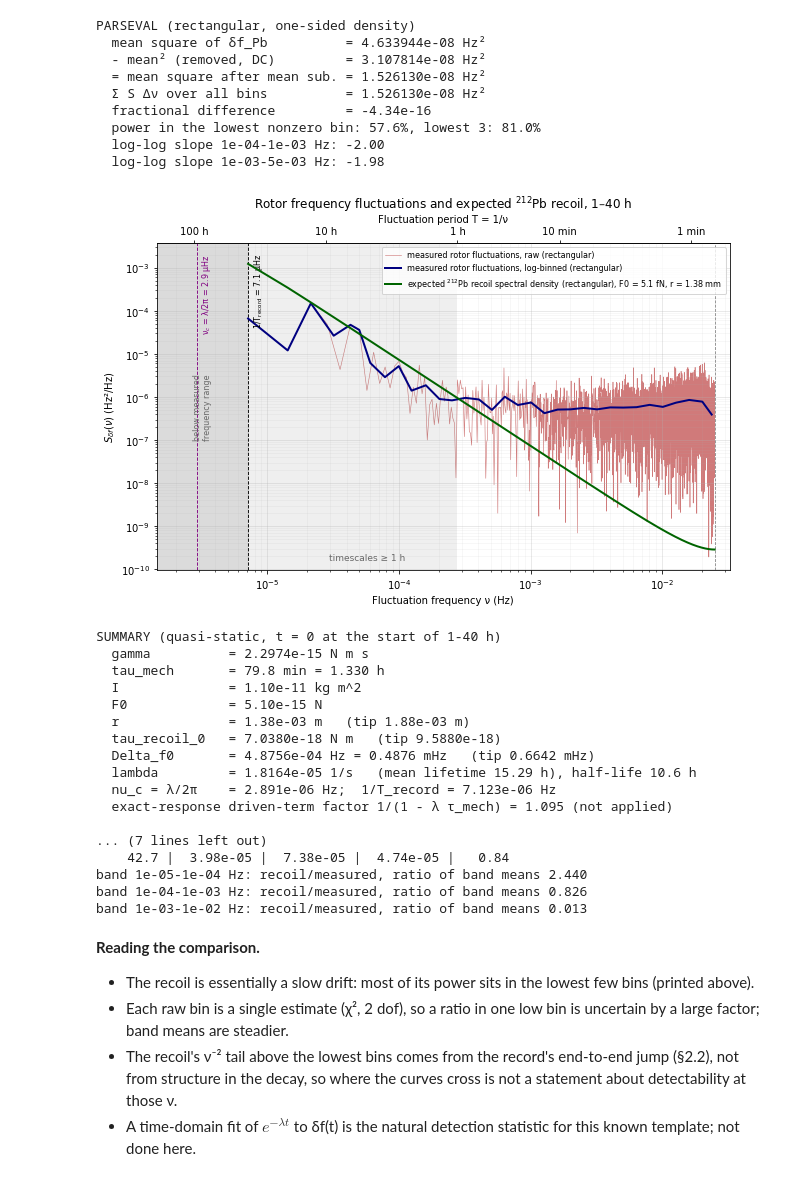
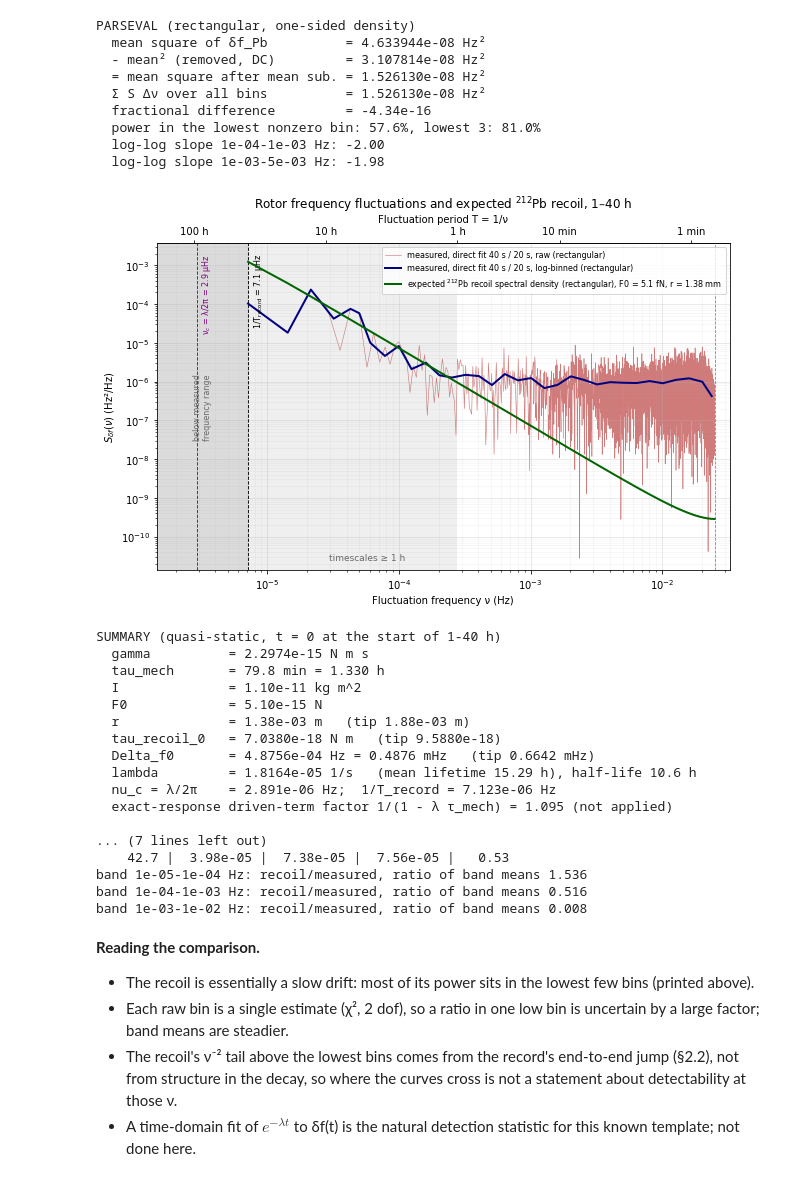
Before and after one commit to Moore-Lab/Decay-Sail, a Jupyter notebook: analysis/noise_budget_20260911_clean.ipynb, the cells around one changed output. Saved outputs shown, nothing was run; the diff lists cells and outputs as text; code cells hidden in the pictures.

```diff
--- a/analysis/noise_budget_20260911_clean.ipynb
+++ b/analysis/noise_budget_20260911_clean.ipynb
@@ -16,6 +16,7 @@ here (raw bin vs interpolation, window lengths, Welch vs full-record, 30 s track
 import os, numpy as np, h5py
 import matplotlib.pyplot as plt
 from scipy.signal import decimate, periodogram
+from scipy.optimize import minimize_scalar
 
 # ---------------- run-specific parameters: edit only this cell for another run ----------------
 DATA     = os.path.expanduser('~/Library/CloudStorage/Dropbox/Microspheres/TFINER/data')
@@ -29,7 +30,7 @@ DIVISOR  = 2                # rotor frequency = LES line / DIVISOR (two wings)
 BAND     = (0.85, 1.10)     # search band, as fractions of the current line estimate
 DECIM    = (8, 8)           # FIR decimation stages (1024 Hz -> 16 Hz)
 WIN_BASE, STEP_BASE = 150.0, 60.0   # base tracker, s (self-tracking; guides the primary)
-WIN_P,    STEP_P    = 60.0, 20.0    # primary tracker, s
+WIN_P,    STEP_P    = 40.0, 20.0    # primary estimator (direct fit), s -- current working window
 
 I_TOTAL  = 1.1e-11          # kg m^2, from the weighed 7 mg assembly (±10%)
 TAU_S    = 79.8*60          # s, mechanical spin-down time constant
@@ -194,9 +208,35 @@ def period_axis(ax, per):
     top.set_xticks([p for p, _ in per]); top.set_xticklabels([l for _, l in per])
     top.xaxis.set_minor_locator(plt.NullLocator()); top.set_xlabel('Fluctuation period T = 1/ν')
 
-T_60, R_60, F_60, SNR_60 = track_rotor(WIN_P, STEP_P, guide=(T, FR))
-m60 = ((T_60 - T_REF)/3600 >= WIN_H[0]) & ((T_60 - T_REF)/3600 <= WIN_H[1])
-t_p, f_p = T_60[m60], F_60[m60]
+def freq_direct(x, fsx, f_guess, df_bin):
+    """Continuous-frequency LS fit of c0 + c1 t + A cos 2πft + B sin 2πft (t centred, no taper);
+    f within ±1 FFT bin of f_guess."""
+    n = len(x); tt = (np.arange(n) - (n - 1)/2)/fsx
+    base = np.c_[np.ones(n), tt]
+    def cost(f):
+        M = np.c_[base, np.cos(2*np.pi*f*tt), np.sin(2*np.pi*f*tt)]
+        r = x - M @ np.linalg.lstsq(M, x, rcond=None)[0]
+        return r @ r
+    return minimize_scalar(cost, bounds=(f_guess - df_bin, f_guess + df_bin), method='bounded',
+                           options=dict(xatol=1e-9)).x
+
+def track_direct(win, step, guide):
+    """Direct-fit tracker: band centred on guide=(T_g, F_g) (rotor Hz); the largest FFT bin in the band
+    (no interpolation) initialises the fit. Returns (T, f, snr), rotor Hz."""
+    nw_, sw_ = int(win*fs_d), int(step*fs_d)
+    rows_ = []
+    for i in range(0, len(y_d) - nw_, sw_):
+        tc = t_d[i] + win/2
+        trk = np.interp(tc, *guide)*DIVISOR
+        seg = y_d[i:i+nw_]
+        fraw, _, snr = peak_in_band(seg, fs_d, max(trk*BAND[0], 0.02), trk*BAND[1])
+        if np.isnan(fraw): continue
+        rows_.append((tc, freq_direct(seg, fs_d, fraw, fs_d/nw_)/DIVISOR, snr))
+    return map(np.array, zip(*rows_))
+
+T_pr, F_pr, SNR_pr = track_direct(WIN_P, STEP_P, guide=(T, FR))
+m_pr = ((T_pr - T_REF)/3600 >= WIN_H[0]) & ((T_pr - T_REF)/3600 <= WIN_H[1])
+t_p, f_p = T_pr[m_pr], F_pr[m_pr]
 assert abs(f_p.mean() - FR[mref].mean()) < 1e-3, 'primary track is not on the same line as the base track'
 dt_p = np.diff(t_p)
 assert np.allclose(dt_p, dt_p[0]), 'uneven cadence'
@@ -209,7 +249,7 @@ T_rec = len(delta_f)/fs_p
 
 print(f'mean rotor frequency f0 ({WIN_H[0]}-{WIN_H[1]} h) = {f0:.6f} Hz')
 print(f'std of delta_f                        = {delta_f.std():.3e} Hz = {delta_f.std()*1e3:.4f} mHz')
-print(f'tracker                               = {WIN_P:.0f} s window, {STEP_P:.0f} s step, median SNR {np.median(SNR_60[m60]):.0f}')
+print(f'estimator                             = direct fit, {WIN_P:.0f} s window, {STEP_P:.0f} s step, median SNR {np.median(SNR_pr[m_pr]):.0f}')
 print(f'total duration                        = {len(delta_f)} estimates x {1/fs_p:.0f} s = {T_rec/3600:.2f} h')
 print(f'Fourier resolution 1/T                = {1/T_rec:.3e} Hz')
 print(f'Nyquist frequency                     = {fs_p/2:.3e} Hz  (period {2/fs_p:.0f} s)')
@@ -225,7 +265,7 @@ ax.axvspan(nu_p[1], 1/3600, color='gray', alpha=0.12, lw=0)
 ax.text(0.02, 0.03, 'timescales ≥ 1 h', transform=ax.transAxes, fontsize=9, color='dimgray')
 ax.set_xlabel('Fluctuation frequency ν (Hz)')
 ax.set_ylabel('Frequency-noise PSD $S_{\\delta f}(\\nu)$ (Hz²/Hz)')
-ax.set_title(f'Rotor frequency-noise PSD, {WIN_H[0]}–{WIN_H[1]} h')
+ax.set_title(f'Rotor frequency-noise PSD, {WIN_H[0]}–{WIN_H[1]} h\ndirect fit, {WIN_P:.0f} s window / {STEP_P:.0f} s step', fontsize=11)
 ax.grid(which='major', alpha=0.35); ax.grid(which='minor', alpha=0.12)
 ax.legend(fontsize=8, loc='upper right')
 period_axis(ax, [(60, '1 min'), (600, '10 min'), (3600, '1 h'), (3*3600, '3 h'), (10*3600, '10 h')])
@@ -364,36 +404,36 @@ def nyq_display(S):
     # display only: periodogram leaves the Nyquist bin undoubled; x2 there gives the one-sided density
     S = S.copy(); S[-1] *= 2; return S
 S_meas_ov, S_pb_ov = nyq_display(S_df_rect), nyq_display(S_pb_rect)
 
 fig, ax = plt.subplots(figsize=(9, 6))
 ax.loglog(nu_p[1:], S_meas_ov[1:], color='firebrick', lw=0.6, alpha=0.6, zorder=1,
-          label='measured rotor fluctuations, raw (rectangular)')
-ax.loglog(nu_lb, S_lb_rect, color='navy', lw=2.0, zorder=3, label='measured rotor fluctuations, log-binned (rectangular)')
+          label=f'measured, direct fit {WIN_P:.0f} s / {STEP_P:.0f} s, raw (rectangular)')
+ax.loglog(nu_lb, S_lb_rect, color='navy', lw=2.0, zorder=3, label=f'measured, direct fit {WIN_P:.0f} s / {STEP_P:.0f} s, log-binned (rectangular)')
 ax.loglog(nu_p[1:], S_pb_ov[1:], color='darkgreen', lw=2.0, zorder=4,
           label=f'expected $^{{212}}$Pb recoil spectral density (rectangular), '
                 f'F0 = {F0_PB*1e15:.1f} fN, r = {R_EFF*1e3:.2f} mm')
 ax.set_ylim(S_meas_ov[1:].min()*0.5, max(S_meas_ov[1:].max(), S_pb_ov[1:].max())*3)
 x_left = min(nu_c_pb, nu_p[1])*0.5
 ax.set_xlim(x_left, fs_p/2*1.3)
 ax.axvline(fs_p/2, color='gray', lw=0.8, ls='--')
 ax.axvspan(nu_p[1], 1/3600, color='gray', alpha=0.12, lw=0)
 ax.axvspan(x_left, nu_p[1], color='gray', alpha=0.28, lw=0)
 ax.text(np.sqrt(x_left*nu_p[1]), 0.5, 'below measured\nfrequency range', transform=ax.get_xaxis_transform(),
         rotation=90, ha='center', va='center', fontsize=8, color='dimgray')
 for x, lab, col in ((nu_p[1], f'1/T$_{{\\rm record}}$ = {nu_p[1]*1e6:.1f} µHz', 'k'),
                     (nu_c_pb, f'ν$_c$ = λ/2π = {nu_c_pb*1e6:.1f} µHz', 'purple')):
     ax.axvline(x, color=col, lw=0.9, ls='--')
     ax.text(x*1.07, 0.97, lab, transform=ax.get_xaxis_transform(), rotation=90, va='top', fontsize=8, color=col)
 ax.text(0.30, 0.03, 'timescales ≥ 1 h', transform=ax.transAxes, fontsize=9, color='dimgray')
 ax.set_xlabel('Fluctuation frequency ν (Hz)')
 ax.set_ylabel('$S_{\\delta f}(\\nu)$ (Hz²/Hz)')
 ax.set_title(f'Rotor frequency fluctuations and expected $^{{212}}$Pb recoil, {WIN_H[0]}–{WIN_H[1]} h')
 ax.grid(which='major', alpha=0.35); ax.grid(which='minor', alpha=0.12)
 ax.legend(fontsize=8, loc='upper right')
 period_axis(ax, [(60, '1 min'), (600, '10 min'), (3600, '1 h'), (10*3600, '10 h'), (100*3600, '100 h')])
 plt.tight_layout(); plt.show()
 # %% [output]
-[figure, old version]
+[figure, new version]
 # %%
 print(f'SUMMARY (quasi-static, t = 0 at the start of {WIN_H[0]}-{WIN_H[1]} h)')
 print(f'  gamma          = {GAMMA_DRAG:.4e} N m s')
@@ -427,10 +467,10 @@ SUMMARY (quasi-static, t = 0 at the start of 1-40 h)
   exact-response driven-term factor 1/(1 - λ τ_mech) = 1.095 (not applied)
 
 ... (7 lines left out)
-    42.7 |  3.98e-05 |  7.38e-05 |  4.74e-05 |   0.84
-band 1e-05-1e-04 Hz: recoil/measured, ratio of band means 2.440
-band 1e-04-1e-03 Hz: recoil/measured, ratio of band means 0.826
-band 1e-03-1e-02 Hz: recoil/measured, ratio of band means 0.013
+    42.7 |  3.98e-05 |  7.38e-05 |  7.56e-05 |   0.53
+band 1e-05-1e-04 Hz: recoil/measured, ratio of band means 1.536
+band 1e-04-1e-03 Hz: recoil/measured, ratio of band means 0.516
+band 1e-03-1e-02 Hz: recoil/measured, ratio of band means 0.008
 # %% [markdown]
 **Reading the comparison.**
 - The recoil is essentially a slow drift: most of its power sits in the lowest few bins (printed above).
```
Also changed, not shown: parts of 7 cells of this notebook.
